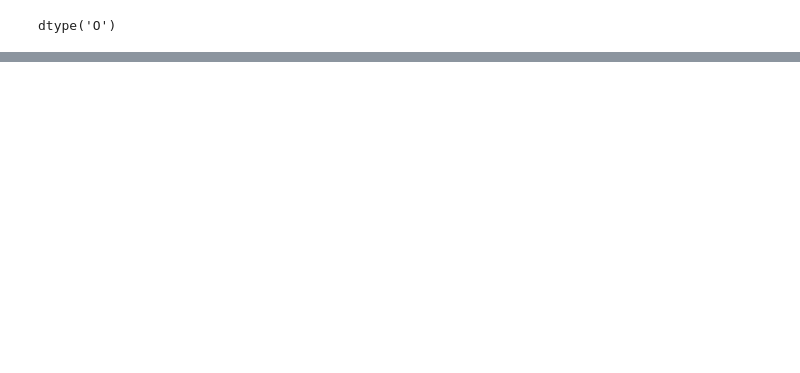
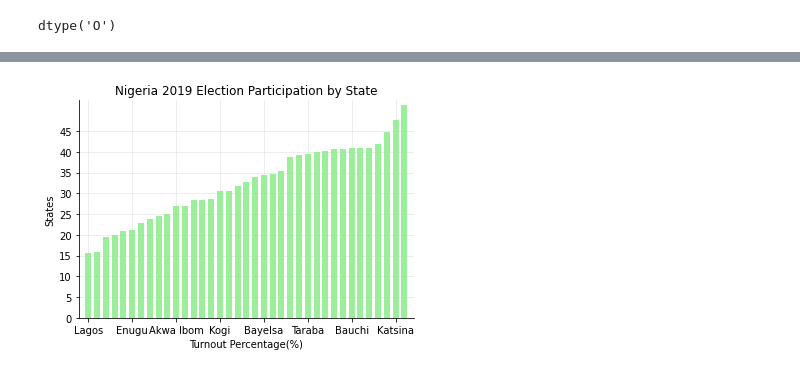
Before and after one commit to laresamdeola/Nigeria-2023-Presidential-Elections-Data-Analysis, a Jupyter notebook: Nigeria_2023_Presidential_Elections_Data_Analysis.ipynb, the cells around one changed output, grey strips where cells are left out. Saved outputs shown, nothing was run; the diff lists cells and outputs as text; code cells hidden in the pictures; blank space fills up the shorter version.

```diff
--- a/Nigeria_2023_Presidential_Elections_Data_Analysis.ipynb
+++ b/Nigeria_2023_Presidential_Elections_Data_Analysis.ipynb
@@ -995,0 +1038,4 @@ elections_2019_top_two.head()
+# %%
+elections_2019_total_registered_voters = pd.DataFrame(elections_2019_total_registered_voters)
+# %%
+elections_2019_top_two.loc[:, ("Total", "Registered Voters")] = elections_2019_total_registered_voters["Total Registered Voters"]
@@ -995,0 +1057,2 @@ elections_2019_top_two.head()
+# %%
+elections_2019_top_two.loc[:, ("Turnout", "Percentage")] = round(((elections_2019_top_two.loc[:, ("Total", "Casted Votes")] / elections_2019_top_two.loc[:, ("Total", "Registered Voters")]) * 100), 2)
@@ -995,0 +1094,2 @@ elections_2019_top_two.head()
+# %%
+elections_2019_top_two_sorted = elections_2019_top_two.sort_values(by=("Turnout", "Percentage"))
@@ -995,0 +1117,19 @@ elections_2019_top_two.head()
+# %%
+plt.title("Nigeria 2019 Election Participation by State")
+plt.xlabel("Turnout Percentage(%)")
+plt.ylabel("States")
+x_ticks = np.arange(0, 50, 5)
+y_ticks = np.arange(0, 250, 5)
+plt.yticks(x_ticks)
+plt.xticks(y_ticks)
+plt.margins(0.02)
+#plt.subplots_adjust(bottom=0.15)
+plt.grid(color="lightgray", alpha=0.5, zorder=1)
+
+plt.gca().spines['right'].set_visible(False)
+plt.gca().spines['top'].set_visible(False)
+plt.bar(elections_2019_top_two_sorted.loc[:, ("State", "State")], elections_2019_top_two_sorted.loc[:, ("Turnout", "Percentage")], color="lightgreen", alpha=0.9, zorder=2, width=0.68)
+
+plt.show()
+# %% [output]
+[figure, added]
```
Also changed, not shown: parts of 13 cells of this notebook.
